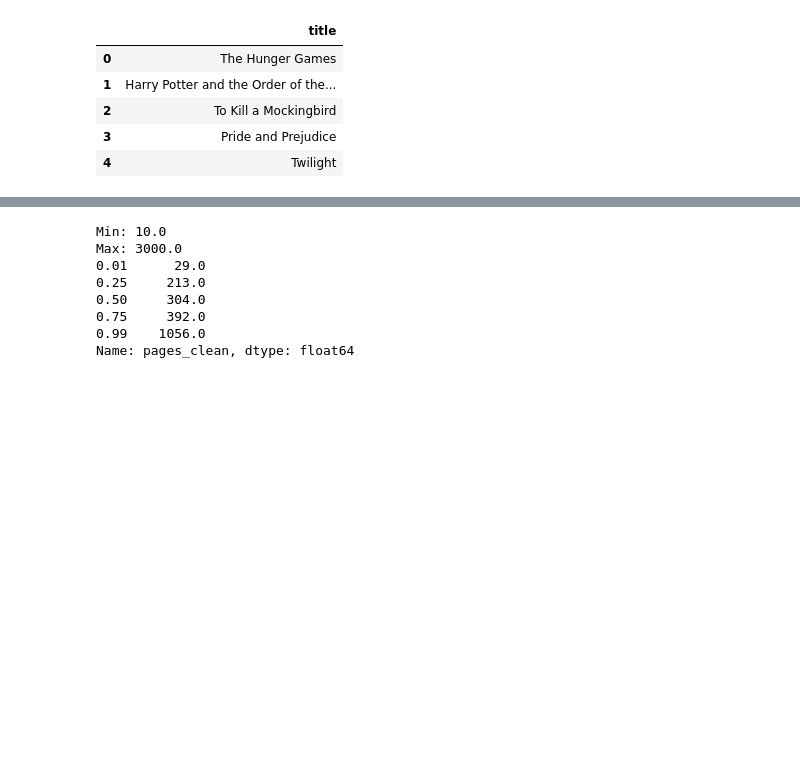
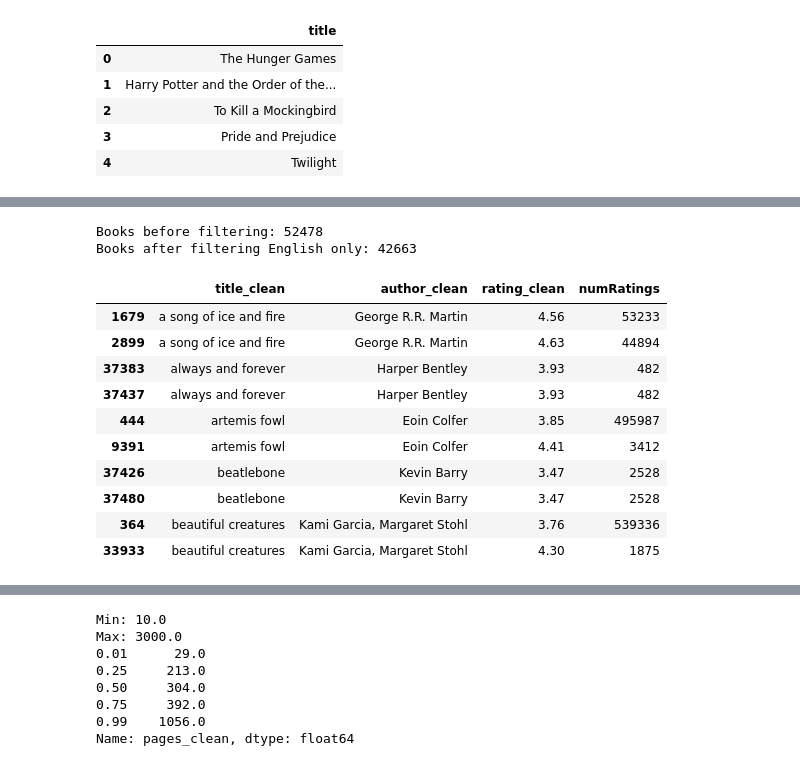
Before and after one commit to larevolucia/bookwise-analytics, a Jupyter notebook: notebooks/02_Data_Cleaning.ipynb, the cells around one changed output, grey strips where cells are left out. Drawn from its saved outputs; the diff is of its cells as text; code cells hidden in the pictures; blank space fills up the shorter version.

```diff
--- a/notebooks/02_Data_Cleaning.ipynb
+++ b/notebooks/02_Data_Cleaning.ipynb
@@ -1442,0 +1473,24 @@ Duplicate cleaned titles: 1783
+# %%
+bbe_en = bbe_clean[bbe_clean['language_clean'] == 'en'].copy()
+print(f"Books before filtering: {len(bbe_clean)}")
+print(f"Books after filtering English only: {len(bbe_en)}")
+# %% [output]
+Books before filtering: 52478
+Books after filtering English only: 42663
+# %%
+dup_en = bbe_en[bbe_en.duplicated(subset=['title_clean', 'author_clean'], keep=False)]
+dup_en.sort_values(['title_clean', 'author_clean']).head(10)[
+    ['title_clean', 'author_clean', 'rating_clean', 'numRatings']
+]
+# %% [output]
+|  | title_clean | author_clean | rating_clean | numRatings |
+| 1679 | a song of ice and fire | George R.R. Martin | 4.56 | 53233 |
+| 2899 | a song of ice and fire | George R.R. Martin | 4.63 | 44894 |
+| 37383 | always and forever | Harper Bentley | 3.93 | 482 |
+| 37437 | always and forever | Harper Bentley | 3.93 | 482 |
+| 444 | artemis fowl | Eoin Colfer | 3.85 | 495987 |
+| 9391 | artemis fowl | Eoin Colfer | 4.41 | 3412 |
+| 37426 | beatlebone | Kevin Barry | 3.47 | 2528 |
+| 37480 | beatlebone | Kevin Barry | 3.47 | 2528 |
+| 364 | beautiful creatures | Kami Garcia, Margaret Stohl | 3.76 | 539336 |
+| 33933 | beautiful creatures | Kami Garcia, Margaret Stohl | 4.30 | 1875 |
```
Also changed, not shown: parts of 18 cells of this notebook, 2 other files.
